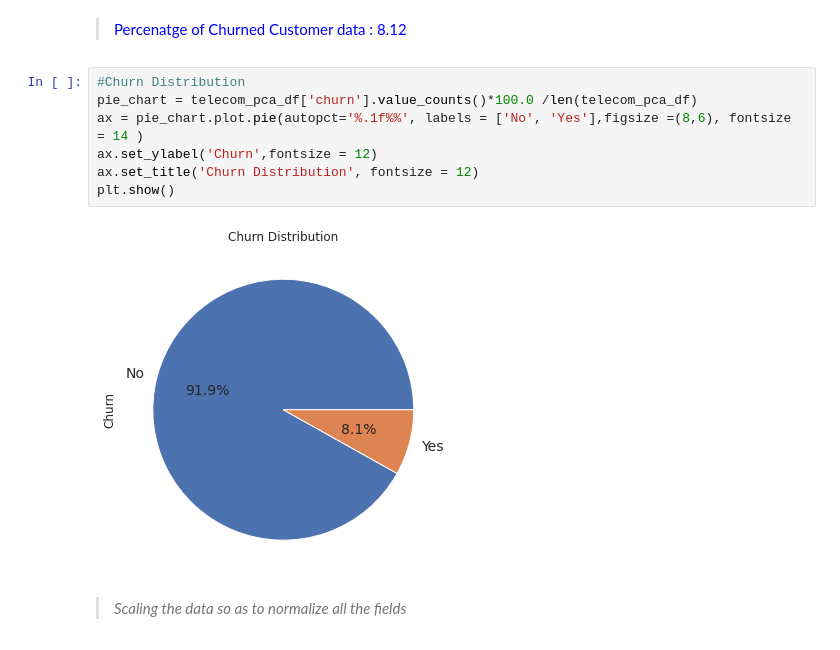
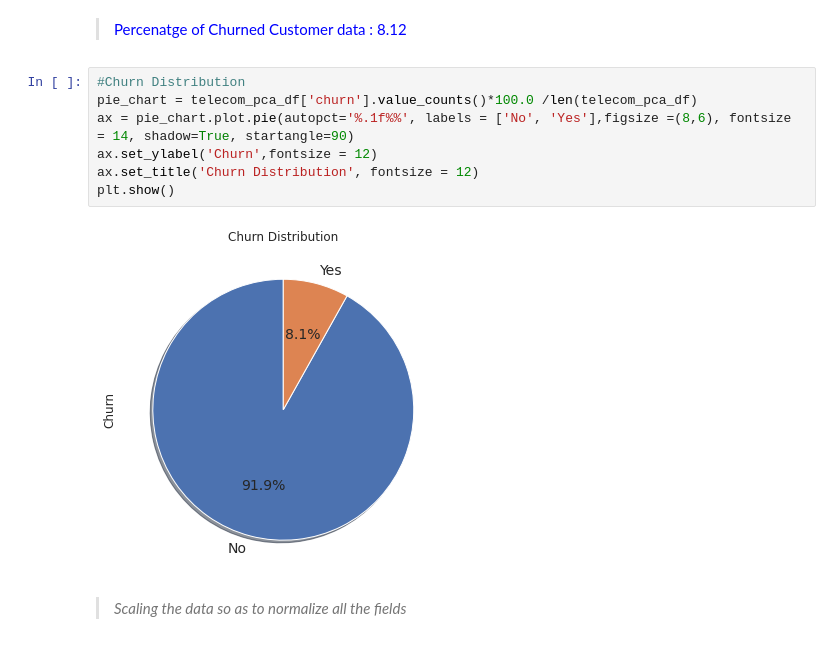
Before and after one commit to ashishvaj/Telco-Churn, a Jupyter notebook: Telecom_Churn.ipynb, the cells around one changed output. Cells and saved outputs as stored; diff of their text form.

```diff
--- a/Telecom_Churn.ipynb
+++ b/Telecom_Churn.ipynb
@@ -1333,12 +1619,12 @@ log("Percenatge of Churned Customer data : "+str(round(100*Y.sum()/len(Y),2)))
 # %%
 #Churn Distribution
 pie_chart = telecom_pca_df['churn'].value_counts()*100.0 /len(telecom_pca_df)
-ax = pie_chart.plot.pie(autopct='%.1f%%', labels = ['No', 'Yes'],figsize =(8,6), fontsize = 14 )
+ax = pie_chart.plot.pie(autopct='%.1f%%', labels = ['No', 'Yes'],figsize =(8,6), fontsize = 14, shadow=True, startangle=90)
 ax.set_ylabel('Churn',fontsize = 12)
 ax.set_title('Churn Distribution', fontsize = 12)
 plt.show()
 # %% [output]
-[figure, old version]
+[figure, new version]
 # %% [markdown]
 > *Scaling the data so as to normalize all the fields*
 # %%
```
Also changed, not shown: parts of 206 cells of this notebook.
